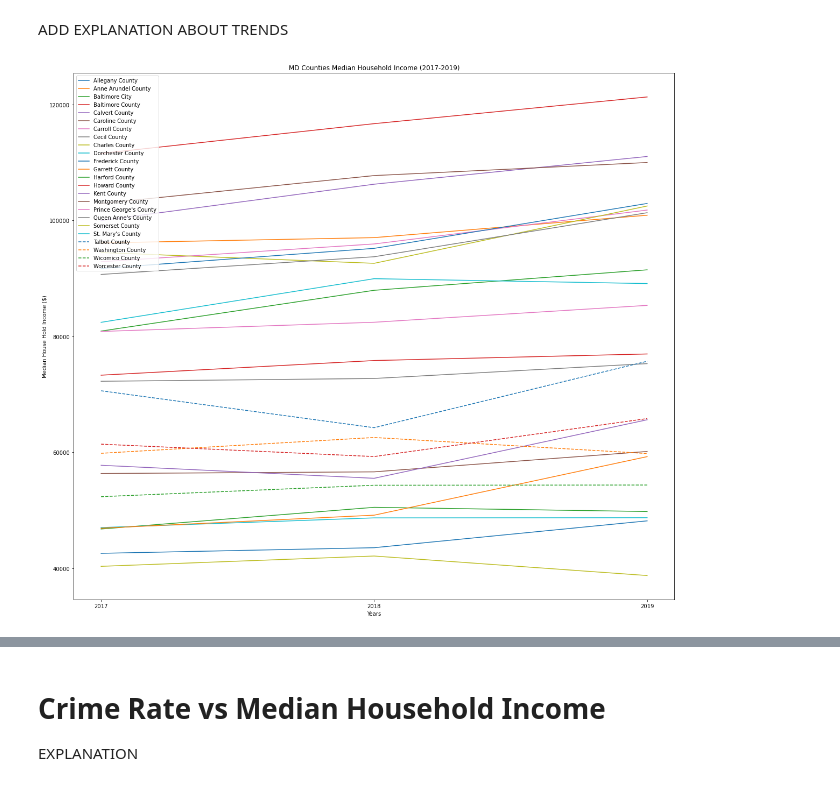
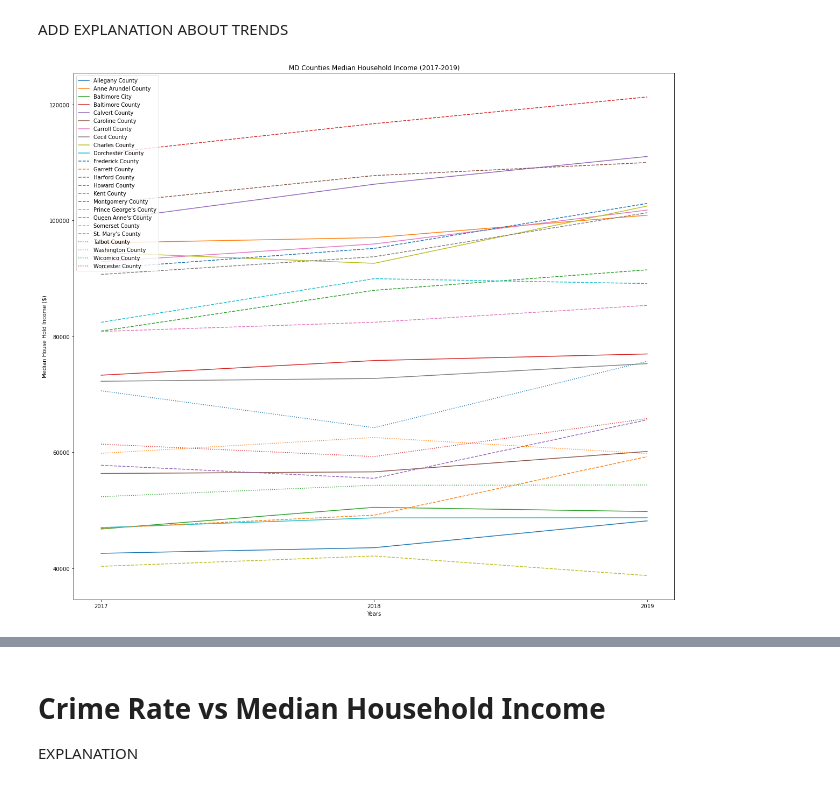
Before and after one commit to lgmueller/lgmueller.github.io, a Jupyter notebook: final-project/final-project.ipynb, the cells around one changed output, grey strips where cells are left out. Saved outputs shown, nothing was run; the diff lists cells and outputs as text; code cells hidden in the pictures.

```diff
--- a/final-project/final-project.ipynb
+++ b/final-project/final-project.ipynb
@@ -279,12 +279,12 @@ unemploy_df.head()
 
 years = [2017, 2018, 2019]
 county_names = crime_df.JURISDICTION.unique()
-county_names_first_20 = county_names[: -4]
-print(county_names)
+county_names_first_10 = county_names[0 : 10]
+county_names_middle_10 = county_names[10 : 20]
 repeat_county = ['Talbot County', 'Washington County', 'Wicomico County', 'Worcester County']
 
 plt.figure(figsize=(20,18))
-for curr_county in county_names_first_20:
+for curr_county in county_names_first_10:
     # dataframe for current county data
     curr_county_crime = crime_df[crime_df['JURISDICTION'] == curr_county]
 
@@ -296,7 +296,7 @@ for curr_county in county_names_first_20:
     plt.ylabel('Crime Rate per 100K people')
     plt.plot(curr_years, curr_crime, label = curr_county)
 
-for curr_county in repeat_county:
+for curr_county in county_names_middle_10:
     # dataframe for current county data
     curr_county_crime = crime_df[crime_df['JURISDICTION'] == curr_county]
 
@@ -308,6 +308,19 @@ for curr_county in repeat_county:
     plt.ylabel('Crime Rate per 100K people')
     plt.plot(curr_years, curr_crime, linestyle='dashed')
 
+
+for curr_county in repeat_county:
+    # dataframe for current county data
+    curr_county_crime = crime_df[crime_df['JURISDICTION'] == curr_county]
+
+    # turn data from dataframe into array to plot
+    curr_years = curr_county_crime['YEAR'].to_numpy()
+    curr_crime = curr_county_crime['OVERALL CRIME RATE PER 100,000 PEOPLE'].to_numpy()
+    plt.title('MD Counties Crime Rate (2017-2019)')
+    plt.xlabel('Years')
+    plt.ylabel('Crime Rate per 100K people')
+    plt.plot(curr_years, curr_crime, linestyle='dotted')
+
 plt.legend(county_names, loc = "upper left")
 plt.show()
 # %% [output]
@@ -326,40 +332,52 @@ ADD EXPLANATION ABOUT TRENDS
 
 years = [2017, 2018, 2019]
 county_names = income_df.County.unique()
-
-county_names_first_20 = county_names[: -4]
-#print(county_names_first_20)
+county_names_first_10 = county_names[0 : 10]
+county_names_middle_10 = county_names[10 : 20]
 repeat_county = ['Talbot County', 'Washington County', 'Wicomico County', 'Worcester County']
 
+
 plt.figure(figsize=(20,18))
-for curr_county in county_names_first_20:
+for curr_county in county_names_first_10:
     # dataframe for current county data
     curr_county_income = income_df[income_df['County'] == curr_county]
 
     # turn data from dataframe into array to plot
     curr_years = curr_county_income['Year'].to_numpy()
     curr_income = curr_county_income['Income'].to_numpy()
     plt.title('MD Counties Median Household Income (2017-2019)')
     plt.xlabel('Years')
     plt.ylabel('Median House Hold Income ($)')
     plt.plot(curr_years, curr_income, label = curr_county)
 
-for curr_county in repeat_county:
+for curr_county in county_names_middle_10:
     # dataframe for current county data
     curr_county_income = income_df[income_df['County'] == curr_county]
 
     # turn data from dataframe into array to plot
     curr_years = curr_county_income['Year'].to_numpy()
     curr_income = curr_county_income['Income'].to_numpy()
     plt.title('MD Counties Median Household Income (2017-2019)')
     plt.xlabel('Years')
     plt.ylabel('Median House Hold Income ($)')
     plt.plot(curr_years, curr_income, linestyle='dashed')
 
+for curr_county in repeat_county:
+    # dataframe for current county data
+    curr_county_income = income_df[income_df['County'] == curr_county]
+
+    # turn data from dataframe into array to plot
+    curr_years = curr_county_income['Year'].to_numpy()
+    curr_income = curr_county_income['Income'].to_numpy()
+    plt.title('MD Counties Median Household Income (2017-2019)')
+    plt.xlabel('Years')
+    plt.ylabel('Median House Hold Income ($)')
+    plt.plot(curr_years, curr_income, linestyle='dotted')
+
 plt.legend(county_names, loc = "upper left")
 plt.show()
 # %% [output]
-[figure, old version]
+[figure, new version]
 # %%
 # Combine crime and income dataframes
 crime_df['INCOME'] = income_df['Income']
```
Also changed, not shown: parts of 1 cell of this notebook.
